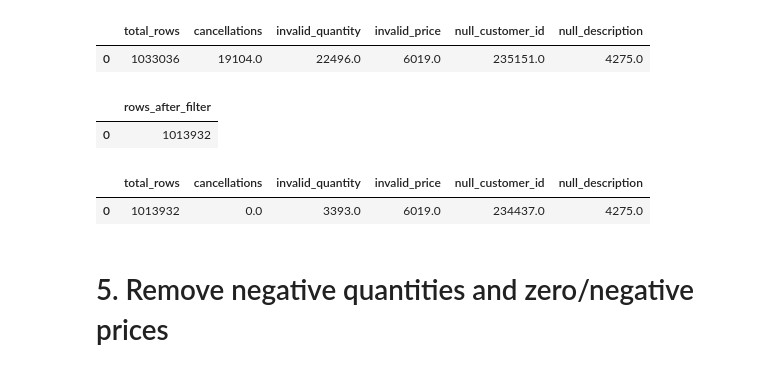
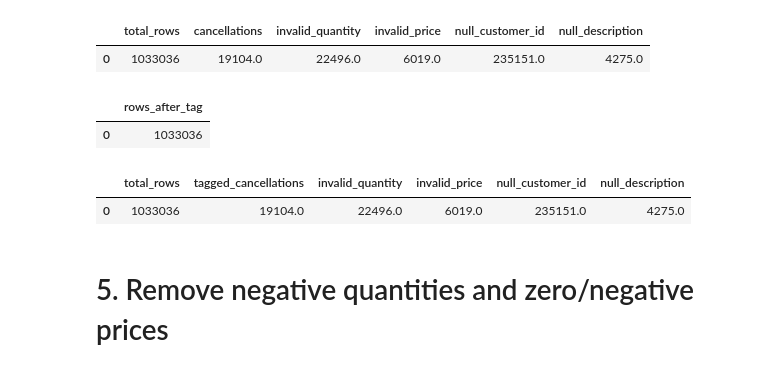
Before and after one commit to Hahm7/online_retail_analysis, a Jupyter notebook: notebooks/data_cleaning.ipynb, the cells around one changed output. Cells and saved outputs as stored; diff of their text form; code cells hidden in the pictures.

Commit message:
editing audit, flagging cancellations

```diff
--- a/notebooks/data_cleaning.ipynb
+++ b/notebooks/data_cleaning.ipynb
@@ -78,44 +78,46 @@ con.execute("""
 |  | total_rows | cancellations | invalid_quantity | invalid_price | null_customer_id | null_description |
 | 0 | 1033036 | 19104.0 | 22496.0 | 6019.0 | 235151.0 | 4275.0 |
 # %%
-# Remove Cancellations
+# Flag Cancellations
 con.execute("""
     WITH deduped AS (
         SELECT DISTINCT *
         FROM raw_retail
     ),
-    no_cancellations AS (
-        SELECT * FROM deduped
-        WHERE CAST(Invoice AS VARCHAR) NOT LIKE 'C%'
+    cancellation_tag AS (
+        SELECT *,
+            CASE WHEN CAST(Invoice AS VARCHAR) LIKE 'C%' THEN 1 ELSE 0 END AS is_cancellation
+        FROM deduped
     )
-    SELECT COUNT(*) AS rows_after_filter FROM no_cancellations;
+    SELECT COUNT(*) AS rows_after_tag FROM cancellation_tag;
 """).fetchdf()
 # %% [output]
-|  | rows_after_filter |
-| 0 | 1013932 |
+|  | rows_after_tag |
+| 0 | 1033036 |
 # %%
 # Remaining data quality issues
 con.execute("""
     WITH deduped AS (
         SELECT DISTINCT *
         FROM raw_retail
     ),
-    no_cancellations AS (
-        SELECT * FROM deduped
-        WHERE CAST(Invoice AS VARCHAR) NOT LIKE 'C%'
+    cancellation_tag AS (
+        SELECT *,
+            CASE WHEN CAST(Invoice AS VARCHAR) LIKE 'C%' THEN 1 ELSE 0 END AS is_cancellation
+        FROM deduped
     )
     SELECT
         COUNT(*) total_rows,
-        SUM(CASE WHEN CAST(Invoice AS VARCHAR) LIKE 'C%' THEN 1 ELSE 0 END) AS cancellations,
+        SUM(CASE WHEN is_cancellation = 1 THEN 1 ELSE 0 END) AS tagged_cancellations,
         SUM(CASE WHEN Quantity <= 0 THEN 1 ELSE 0 END) AS invalid_quantity,
         SUM(CASE WHEN Price <= 0 THEN 1 ELSE 0 END) AS invalid_price,
         SUM(CASE WHEN CustomerID IS NULL THEN 1 ELSE 0 END) AS null_customer_id,
         SUM(CASE WHEN Description IS NULL THEN 1 ELSE 0 END) AS null_description
-    FROM no_cancellations;
+    FROM cancellation_tag;
 """).fetchdf()
 # %% [output]
-|  | total_rows | cancellations | invalid_quantity | invalid_price | null_customer_id | null_description |
-| 0 | 1013932 | 0.0 | 3393.0 | 6019.0 | 234437.0 | 4275.0 |
+|  | total_rows | tagged_cancellations | invalid_quantity | invalid_price | null_customer_id | null_description |
+| 0 | 1033036 | 19104.0 | 22496.0 | 6019.0 | 235151.0 | 4275.0 |
 # %% [markdown]
 # 5. Remove negative quantities and zero/negative prices
 # %% [markdown]
```
Also changed, not shown: parts of 2 cells of this notebook.
